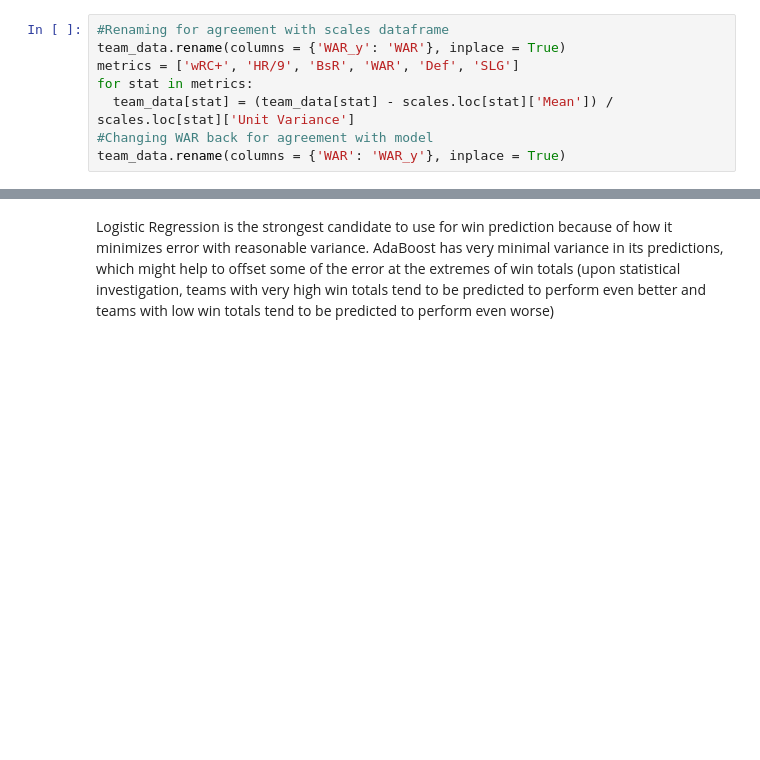
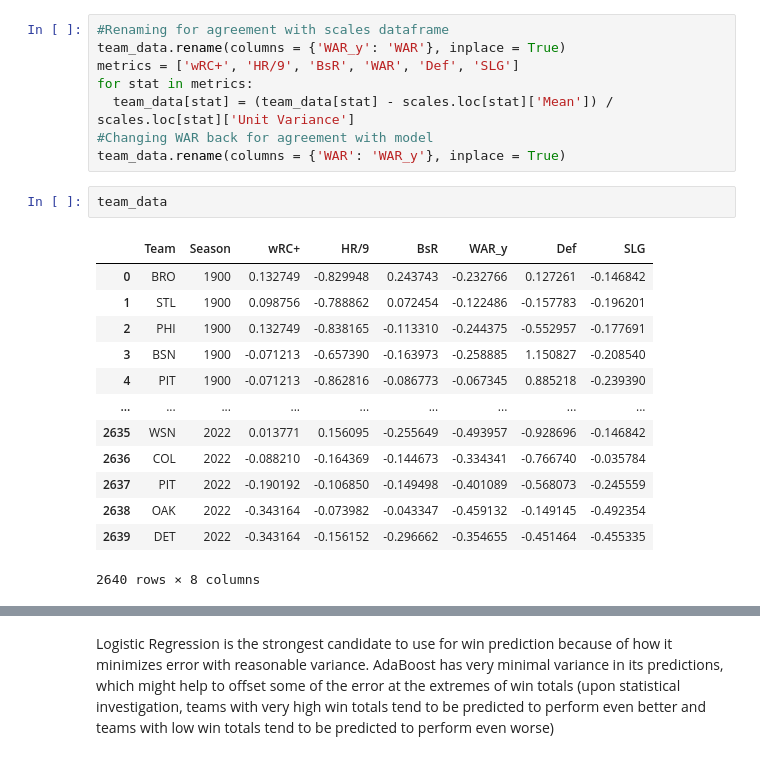
Before and after one commit to timseymour42/mlb-build-a-team, a Jupyter notebook: MLB_Build_a_Team.ipynb, the cells around one changed output, grey strips where cells are left out. Saved outputs shown, nothing was run; the diff lists cells and outputs as text; blank space fills up the shorter version.

```diff
--- a/MLB_Build_a_Team.ipynb
+++ b/MLB_Build_a_Team.ipynb
@@ -1224,6 +1219,22 @@ for stat in metrics:
   team_data[stat] = (team_data[stat] - scales.loc[stat]['Mean']) / scales.loc[stat]['Unit Variance']
 #Changing WAR back for agreement with model
 team_data.rename(columns = {'WAR': 'WAR_y'}, inplace = True)
+# %%
+team_data
+# %% [output]
+|  | Team | Season | wRC+ | HR/9 | BsR | WAR_y | Def | SLG |
+| 0 | BRO | 1900 | 0.132749 | -0.829948 | 0.243743 | -0.232766 | 0.127261 | -0.146842 |
+| 1 | STL | 1900 | 0.098756 | -0.788862 | 0.072454 | -0.122486 | -0.157783 | -0.196201 |
+| 2 | PHI | 1900 | 0.132749 | -0.838165 | -0.113310 | -0.244375 | -0.552957 | -0.177691 |
+| 3 | BSN | 1900 | -0.071213 | -0.657390 | -0.163973 | -0.258885 | 1.150827 | -0.208540 |
+| 4 | PIT | 1900 | -0.071213 | -0.862816 | -0.086773 | -0.067345 | 0.885218 | -0.239390 |
+| ... | ... | ... | ... | ... | ... | ... | ... | ... |
+| 2635 | WSN | 2022 | 0.013771 | 0.156095 | -0.255649 | -0.493957 | -0.928696 | -0.146842 |
+| 2636 | COL | 2022 | -0.088210 | -0.164369 | -0.144673 | -0.334341 | -0.766740 | -0.035784 |
+| 2637 | PIT | 2022 | -0.190192 | -0.106850 | -0.149498 | -0.401089 | -0.568073 | -0.245559 |
+| 2638 | OAK | 2022 | -0.343164 | -0.073982 | -0.043347 | -0.459132 | -0.149145 | -0.492354 |
+| 2639 | DET | 2022 | -0.343164 | -0.156152 | -0.296662 | -0.354655 | -0.451464 | -0.455335 |
+2640 rows × 8 columns
 # %%
 win_preds = pd.DataFrame()
 names = ['Naive Bayes', 'Log Reg', 'Random Forest', 'AdaBoost', 'MLP Classifier', 'GBoost']
```
Also changed, not shown: parts of 12 cells of this notebook.
